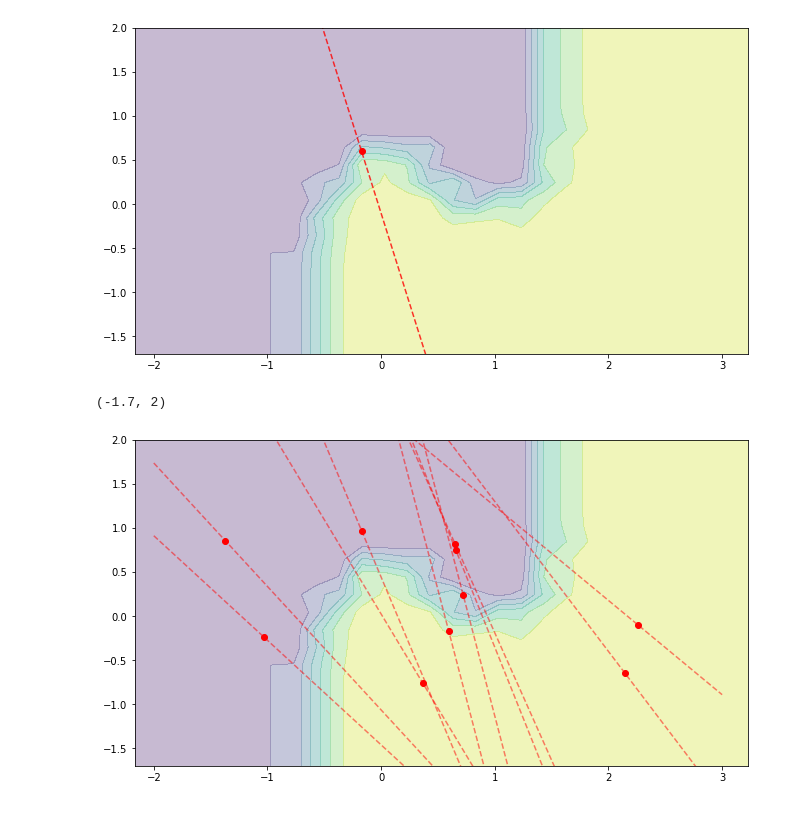
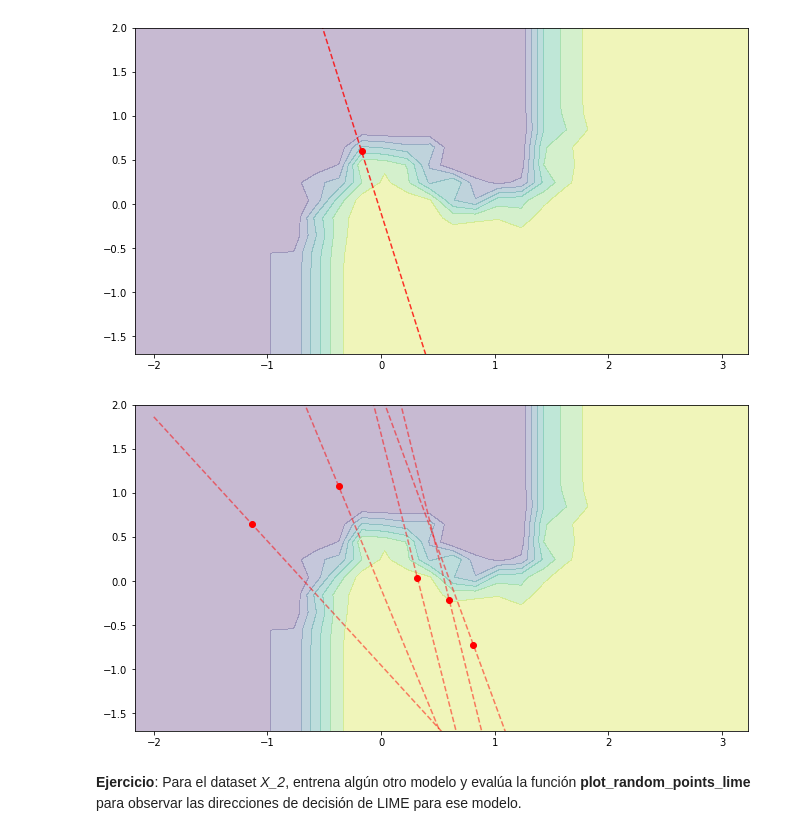
Before and after one commit to eardil/lime-tutorial, a Jupyter notebook: LIME_Intro.ipynb, the cells around one changed output. Cells and saved outputs as stored; diff of their text form; code cells hidden in the pictures.

```diff
--- a/LIME_Intro.ipynb
+++ b/LIME_Intro.ipynb
@@ -197,7 +211,7 @@ plt.plot(X[0,0], X[0,1], 'ro')
 [<matplotlib.lines.Line2D at 0x...>]
 [figure]
 # %%
-punto = X[0,:].reshape(1, 2)
+punto = X_2[0,:].reshape(1, 2)
 
 print("Predicción:", rf.predict(punto)[0])
 print("Probabilidad:", rf.predict_proba(punto)[0][1])
@@ -208,12 +222,12 @@ Probabilidad: 0.87
 Valor real: 1
 # %%
 explainer_rf = LimeTabularExplainer(
-    X,
+    X_2,
     feature_names=['x1', 'x2'],
     class_names=['amarillo', 'azul'],
     discretize_continuous=False)
 # %%
-exp_rf = explainer_rf.explain_instance(X[0,:], rf.predict_proba)
+exp_rf = explainer_rf.explain_instance(X_2[0,:], rf.predict_proba)
 # %%
 exp_rf.show_in_notebook()
 # %% [output]
@@ -232,13 +246,13 @@ else:
 Z = Z.reshape(xx.shape)
 plt.contourf(xx, yy, Z, alpha=.3)
 
-plt.plot(X[0,0], X[0,1], 'ro')
+plt.plot(X_2[0,0], X_2[0,1], 'ro')
 
 m = exp_rf.as_list()[0][1]/exp_rf.as_list()[1][1]
 x_ini = -2
 x_fin = 3
-y_ini = (x_ini - X[0,0]) * m + X[0,1]
-y_fin = (x_fin - X[0,0]) * m + X[0,1]
+y_ini = (x_ini - X_2[0,0]) * m + X_2[0,1]
+y_fin = (x_fin - X_2[0,0]) * m + X_2[0,1]
 
 plt.plot(
     [x_ini,x_fin],
@@ -252,37 +266,39 @@ plt.ylim(-1.7,2)
 (-1.7, 2)
 [figure]
 # %%
-if hasattr(rf, "decision_function"):
-    Z = rf.decision_function(np.c_[xx.ravel(), yy.ravel()])
-else:
-    Z = rf.predict_proba(np.c_[xx.ravel(), yy.ravel()])[:, 1]
+def plot_random_points_lime(model, n_points=10):
+    Z = model.predict_proba(np.c_[xx.ravel(), yy.ravel()])[:, 1]
 
-# Put the result into a color plot
-Z = Z.reshape(xx.shape)
-plt.contourf(xx, yy, Z, alpha=.3)
+    # Put the result into a color plot
+    Z = Z.reshape(xx.shape)
+    plt.contourf(xx, yy, Z, alpha=.3)
 
-puntos = X[np.random.choice(range(X.shape[0]), 10),:]
+    puntos = X_2[np.random.choice(range(X_2.shape[0]), n_points),:]
 
-for punto in puntos:
+    for punto in puntos:
 
-    plt.plot(punto[0], punto[1], 'ro')
-    exp_rf = explainer_rf.explain_instance(
-        punto,
-        rf.predict_proba)
+        plt.plot(punto[0], punto[1], 'ro')
+        exp_rf = explainer_rf.explain_instance(
+            punto,
+            model.predict_proba)
 
-    m = exp_rf.as_list()[0][1]/exp_rf.as_list()[1][1]
-    x_ini = -2
-    x_fin = 3
-    y_ini = (x_ini - punto[0]) * m + punto[1]
-    y_fin = (x_fin - punto[0]) * m + punto[1]
+        m = exp_rf.as_list()[0][1]/exp_rf.as_list()[1][1]
+        x_ini = -2
+        x_fin = 3
+        y_ini = (x_ini - punto[0]) * m + punto[1]
+        y_fin = (x_fin - punto[0]) * m + punto[1]
 
-    plt.plot(
-        [x_ini,x_fin],
-        [y_ini,y_fin],
-        alpha=0.5, color='r', linestyle='dashed',
-        label='Importancia LIME')
+        plt.plot(
+            [x_ini,x_fin],
+            [y_ini,y_fin],
+            alpha=0.5, color='r', linestyle='dashed',
+            label='Importancia LIME')
 
-plt.ylim(-1.7,2)
+    plt.ylim(-1.7,2)
+    plt.show()
-# %% [output]
-(-1.7, 2)
-[figure, removed]
+# %%
+plot_random_points_lime(rf, 5)
+# %% [output]
+[figure, added]
+# %% [markdown]
+**Ejercicio**: Para el dataset *X_2*, entrena algún otro modelo y evalúa la función **plot_random_points_lime** para observar las direcciones de decisión de LIME para ese modelo.
```
Also changed, not shown: parts of 14 cells of this notebook.
